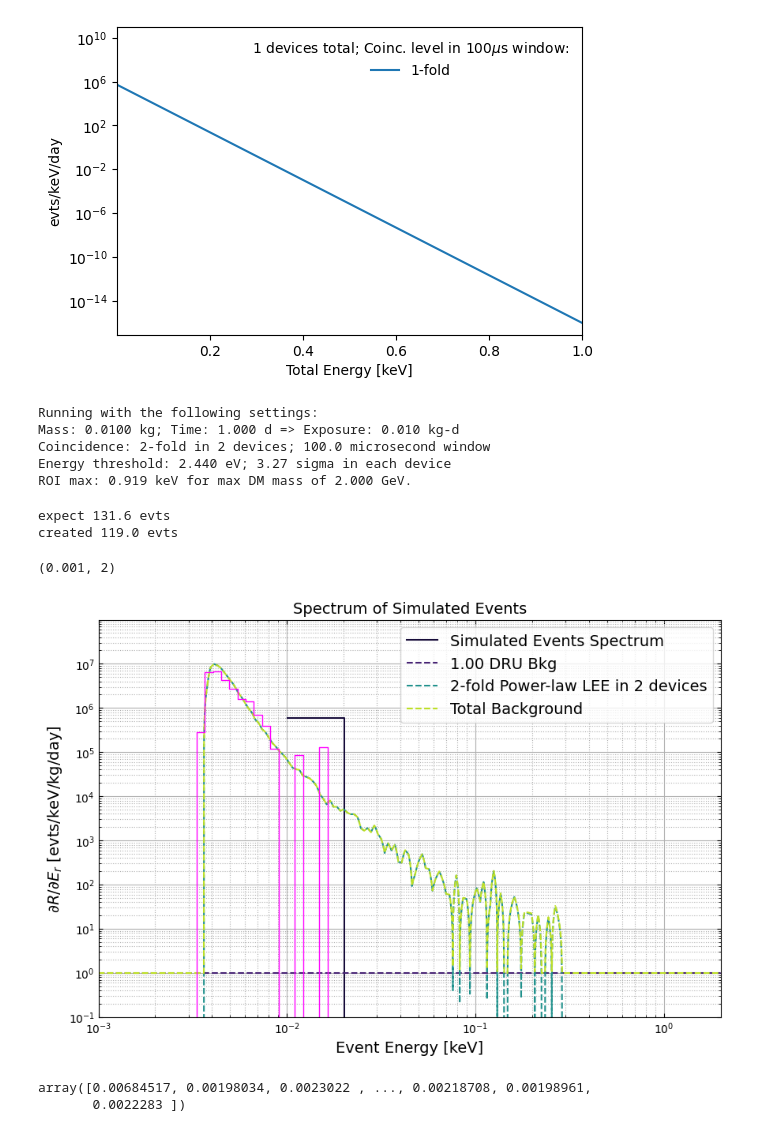
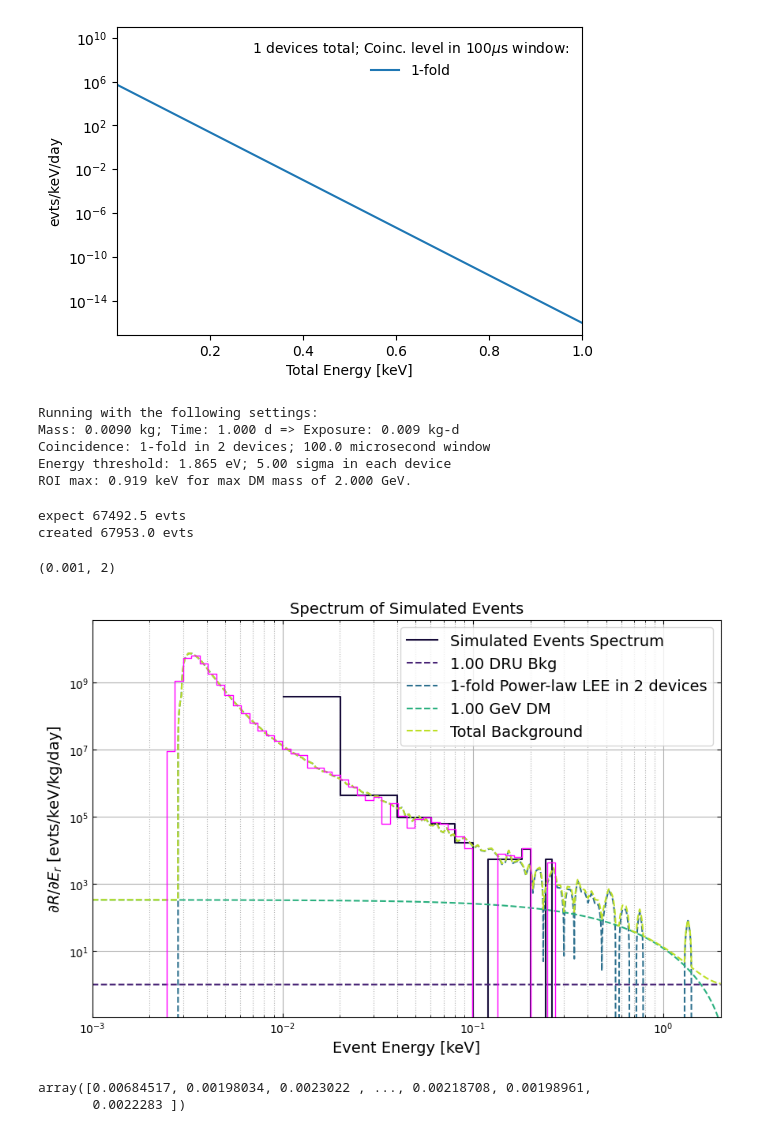
Before and after one commit to spice-herald/DarkLim, a Jupyter notebook: examples/helium-update-playground.ipynb, the cells around one changed output. Cells and saved outputs as stored; diff of their text form; code cells hidden in the pictures.

```diff
--- a/examples/helium-update-playground.ipynb
+++ b/examples/helium-update-playground.ipynb
@@ -154,14 +154,15 @@ var_threshold = True
 energy_res = 0.373e-3 # energy resolution in keV
 
 n_devices = 2
-coinc = 2
+coinc = 1
 window = 100e-6 # s
 
 he_gain = 0.15
 
 #mass_det = 8.*0.14*1e-3
-mass_det = 10*1e-3
+#mass_det = 10*1e-3
 #mass_det = 0.010 # mass in kg
+mass_det = 9*1e-3
 time_elapsed = 1 # days
 efficiency = 1.0
 
@@ -200,46 +201,45 @@ print('Energy threshold: {:0.3f} eV; {:0.2f} sigma in each device'.format(thresh
 print('ROI max: {:0.3f} keV for max DM mass of {:0.3f} GeV.'.format(ehigh,max(m_dms)))
 # %% [output]
 Running with the following settings:
-Mass: 0.0100 kg; Time: 1.000 d => Exposure: 0.010 kg-d
-Coincidence: 2-fold in 2 devices; 100.0 microsecond window
-Energy threshold: 2.440 eV; 3.27 sigma in each device
+Mass: 0.0090 kg; Time: 1.000 d => Exposure: 0.009 kg-d
+Coincidence: 1-fold in 2 devices; 100.0 microsecond window
+Energy threshold: 1.865 eV; 5.00 sigma in each device
 ROI max: 0.919 keV for max DM mass of 2.000 GeV.
 # %%
 SE.reset_sim()
 SE.add_flat_bkgd(1) # flat background of 1 DRU
 SE.add_nfold_powerlaw_lee_bkgd(m=n_devices,n=coinc,w=window)
 
-#dmmass = 0.02
-#xsec = 2e-38
-
-#SE.add_dm_bkgd(dmmass, xsec)
+dmmass = 1
+xsec = 2e-38
+SE.add_dm_bkgd(dmmass, xsec)
 
 #en_interp = np.geomspace(1e-6,1, num=1000)
 #dm = smeared_wimp(en_interp,dmmass,sigma0=xsec,tm=tm,res=energy_res)
 
 emax = 2
 
 gen_evts = SE.generate_background(emax, e_low=1e-4, npts=10000, plot_bkgd=True, verbose=True)
 ax = plt.gca()
 
 h = Hist1d(gen_evts,bins=np.geomspace(1e-4,emax,num=100))
 bw = h.bin_edges[1::]-h.bin_edges[:-1]
 #h *= pile_up_rate/np.sum(h.histogram)
 h *= 1/bw/mass_det/time_elapsed
 h.plot(lw=1,color='magenta')
 
 #ax.plot(en_interp,dm,ls='-',alpha=1,color='magenta',label='Smeared WIMP')
 
 #plt.ylim(0.1,50)
 ax.set_xscale('log')
 ax.set_xlim(1e-3,emax)
 #ax.axvline(threshold,ls='-',color='red')
 #ax.axvspan(threshold-energy_res,threshold+energy_res,facecolor='red',alpha=0.1)
 # %% [output]
-expect 131.6 evts
-created 119.0 evts
+expect 67492.5 evts
+created 67953.0 evts
 (0.001, 2)
-[figure, old version]
+[figure, new version]
 # %%
 gen_evts
 # %% [output]
```
Also changed, not shown: 4 other files.
